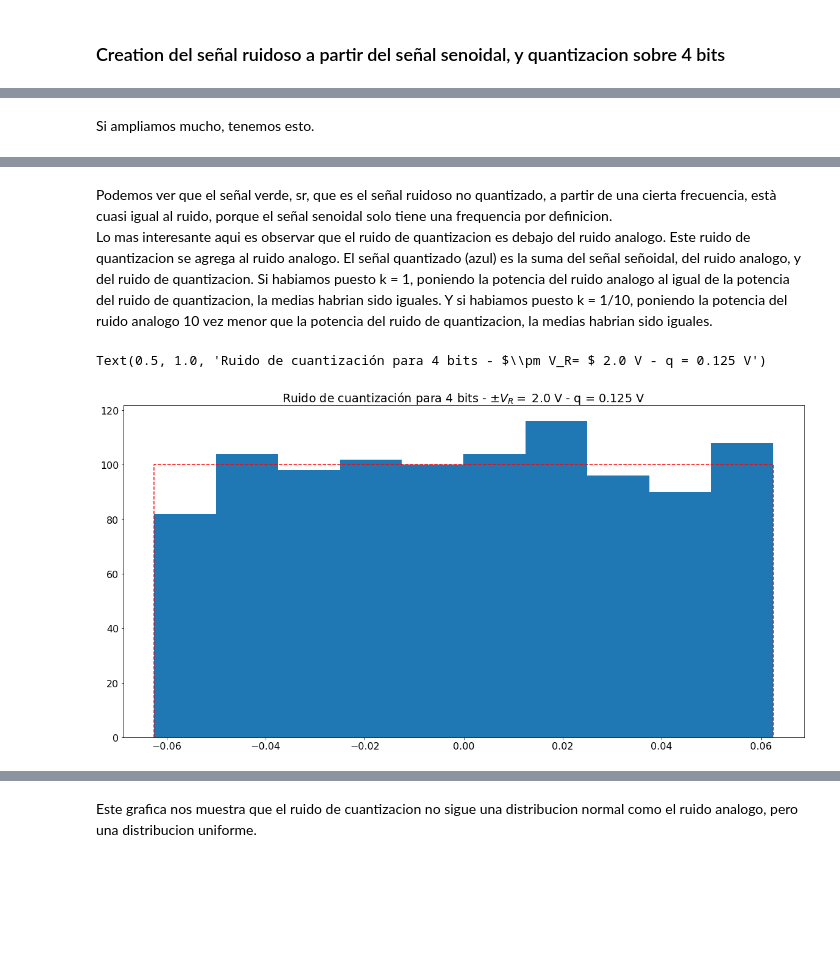
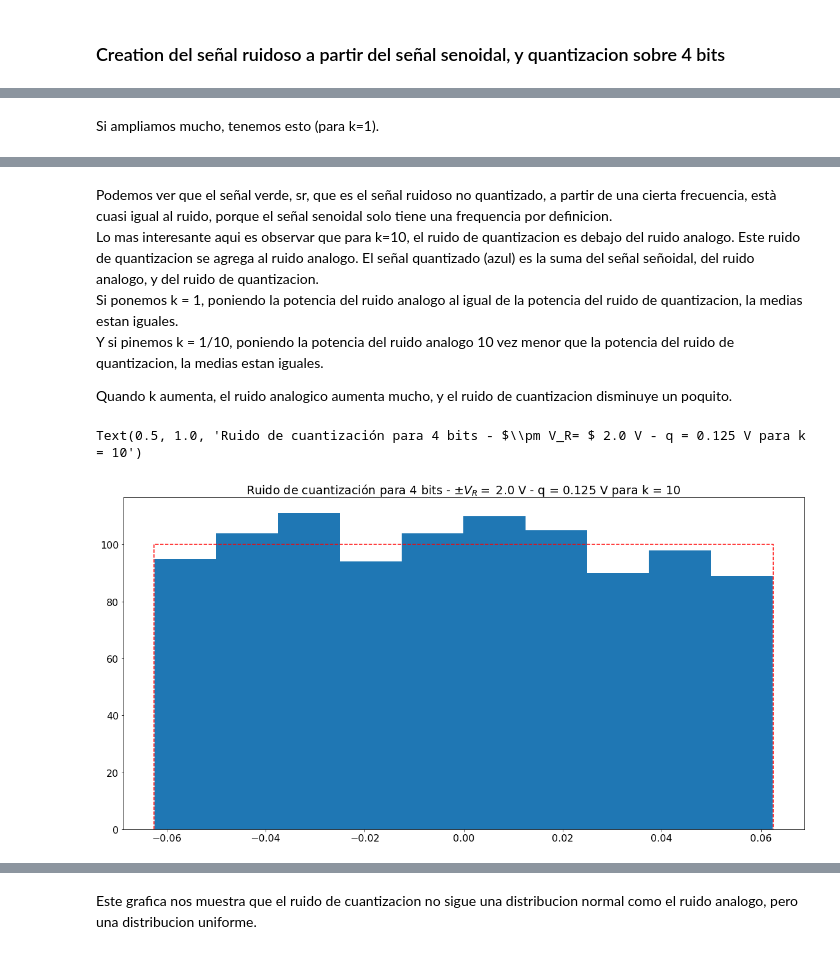
Before and after one commit to Mathilde-lelephant/Mathilde-d-Hebrail-PDS-repo, a Jupyter notebook: notebook4.ipynb, the cells around one changed output, grey strips where cells are left out. Drawn from its saved outputs; the diff is of its cells as text; code cells hidden in the pictures; blank space fills up the shorter version.

```diff
--- a/notebook4.ipynb
+++ b/notebook4.ipynb
@@ -46,8 +46,13 @@ dc = 0 #valor medio (volts)
 ph = 0 #fase (radianes)
 
 # datos del ruido
-kn = 10
-pot_ruido = ((q**2)/12) * kn # Watts (potencia de la señal 1 W)
+k10 = 10
+k1 = 1
+k01 = 1/10
+pot_ruido10 = ((q**2)/12) * k10 # Watts (potencia de la señal 1 W)
+pot_ruido1 = ((q**2)/12) * k1 # Watts (potencia de la señal 1 W)
+pot_ruido01 = ((q**2)/12) * k01 # Watts (potencia de la señal 1 W)
+
 
 ts = 1/fs # tiempo de muestreo
 df = fs/N # resolución espectral
@@ -94,16 +99,26 @@ def agregar_ruido(xx, varianza):
     xx_ruidosa = xx + ruido
     return xx_ruidosa
 
-sr = agregar_ruido(analog_sig, pot_ruido)
-ruido = sr - analog_sig
+sr10 = agregar_ruido(analog_sig, pot_ruido10)
+sr1 = agregar_ruido(analog_sig, pot_ruido1)
+sr01 = agregar_ruido(analog_sig, pot_ruido01)
+ruido10 = sr10 - analog_sig
+ruido1 = sr1 - analog_sig
+ruido01 = sr01 - analog_sig
+
 
 
 def quantizacion(xx, B, Vf):
     xx_quantizado =  np.round((xx-q/2)*(1/q))*q + q/2
     return xx_quantizado
 
-srq = quantizacion(sr, B, Vf)
-nq = srq - sr   # ruido de quantizacion
+sr10q = quantizacion(sr10, B, Vf)
+sr1q = quantizacion(sr1, B, Vf)
+sr01q = quantizacion(sr01, B, Vf)
+
+nq10 = sr10q - sr10   # ruido de quantizacion
+nq1 = sr1q - sr1   # ruido de quantizacion
+nq01 = sr01q - sr01   # ruido de quantizacion
 
 
 tt = np.linspace(0, (N-1)*ts, N).flatten()
@@ -114,11 +129,11 @@ tt = np.linspace(0, (N-1)*ts, N).flatten()
 plt.close('all')
 
 plt.figure(1)
-plt.plot(tt, srq, lw=2, label='$ s_Q = Q_{B,V_F}\{s_R\} $ (ADC out)')
-plt.plot(tt, sr, linestyle=':', color='green',marker='o', markersize=3, markerfacecolor='none', markeredgecolor='green', fillstyle='none', label='$ s_R = s + n $  (ADC in)')
+plt.plot(tt, sr10q, lw=2, label='$ s_Q = Q_{B,V_F}\{s_R\} $ (ADC out)')
+plt.plot(tt, sr10, linestyle=':', color='green',marker='o', markersize=3, markerfacecolor='none', markeredgecolor='green', fillstyle='none', label='$ s_R = s + n $  (ADC in)')
 plt.plot(tt_os, analog_sig, color='orange', ls='dotted', label='$ s $ (analog)')
 
-plt.title('Señal muestreada por un ADC de {:d} bits - $\pm V_R= $ {:3.1f} V - q = {:3.3f} V'.format(B, Vf, q) )
+plt.title('Señal muestreada por un ADC de {:d} bits - $\pm V_R= $ {:3.1f} V - q = {:3.3f} V con k=10'.format(B, Vf, q) )
 plt.xlabel('tiempo [segundos]')
 plt.ylabel('Amplitud [V]')
 axes_hdl = plt.gca()
@@ -165,18 +280,20 @@ axes_hdl.legend()
 # %% [markdown]
-Si ampliamos mucho, tenemos esto.
+Si ampliamos mucho, tenemos esto (para k=1).
 # %% [markdown]
 ![image.png](attachment:image.png)
 # %% [markdown]
 Podemos ver que el señal verde, sr, que es el señal ruidoso no quantizado, a partir de una cierta frecuencia, està cuasi igual al ruido, porque el señal senoidal solo tiene una frequencia por definicion.
-Lo mas interesante aqui es observar que el ruido de quantizacion es debajo del ruido analogo. Este ruido de quantizacion se agrega al ruido analogo. El señal quantizado (azul) es la suma del señal señoidal, del ruido analogo, y del ruido de quantizacion.
-Si habiamos puesto k = 1, poniendo la potencia del ruido analogo al igual de la potencia del ruido de quantizacion, la medias habrian sido iguales.
-Y si habiamos puesto k = 1/10, poniendo la potencia del ruido analogo 10 vez menor que la potencia del ruido de quantizacion, la medias habrian sido iguales.
+Lo mas interesante aqui es observar que para k=10, el ruido de quantizacion es debajo del ruido analogo. Este ruido de quantizacion se agrega al ruido analogo. El señal quantizado (azul) es la suma del señal señoidal, del ruido analogo, y del ruido de quantizacion.
+Si ponemos k = 1, poniendo la potencia del ruido analogo al igual de la potencia del ruido de quantizacion, la medias estan iguales.
+Y si pinemos k = 1/10, poniendo la potencia del ruido analogo 10 vez menor que la potencia del ruido de quantizacion, la medias estan iguales.
+
+Quando k aumenta, el ruido analogico aumenta mucho, y el ruido de cuantizacion disminuye un poquito.
 # %%
 plt.figure(3)
 bins = 10
-plt.hist(nq, bins=bins)
+plt.hist(nq10, bins=bins)
 plt.plot( np.array([-q/2, -q/2, q/2, q/2]), np.array([0, N/bins, N/bins, 0]), '--r' )
-plt.title( 'Ruido de cuantización para {:d} bits - $\pm V_R= $ {:3.1f} V - q = {:3.3f} V'.format(B, Vf, q))
+plt.title( 'Ruido de cuantización para {:d} bits - $\pm V_R= $ {:3.1f} V - q = {:3.3f} V para k = 10'.format(B, Vf, q))
 # %% [output]
-Text(0.5, 1.0, 'Ruido de cuantización para 4 bits - $\\pm V_R= $ 2.0 V - q = 0.125 V')
+Text(0.5, 1.0, 'Ruido de cuantización para 4 bits - $\\pm V_R= $ 2.0 V - q = 0.125 V para k = 10')
-[figure, old version]
+[figure, new version]
```
Also changed, not shown: parts of 8 cells of this notebook.
